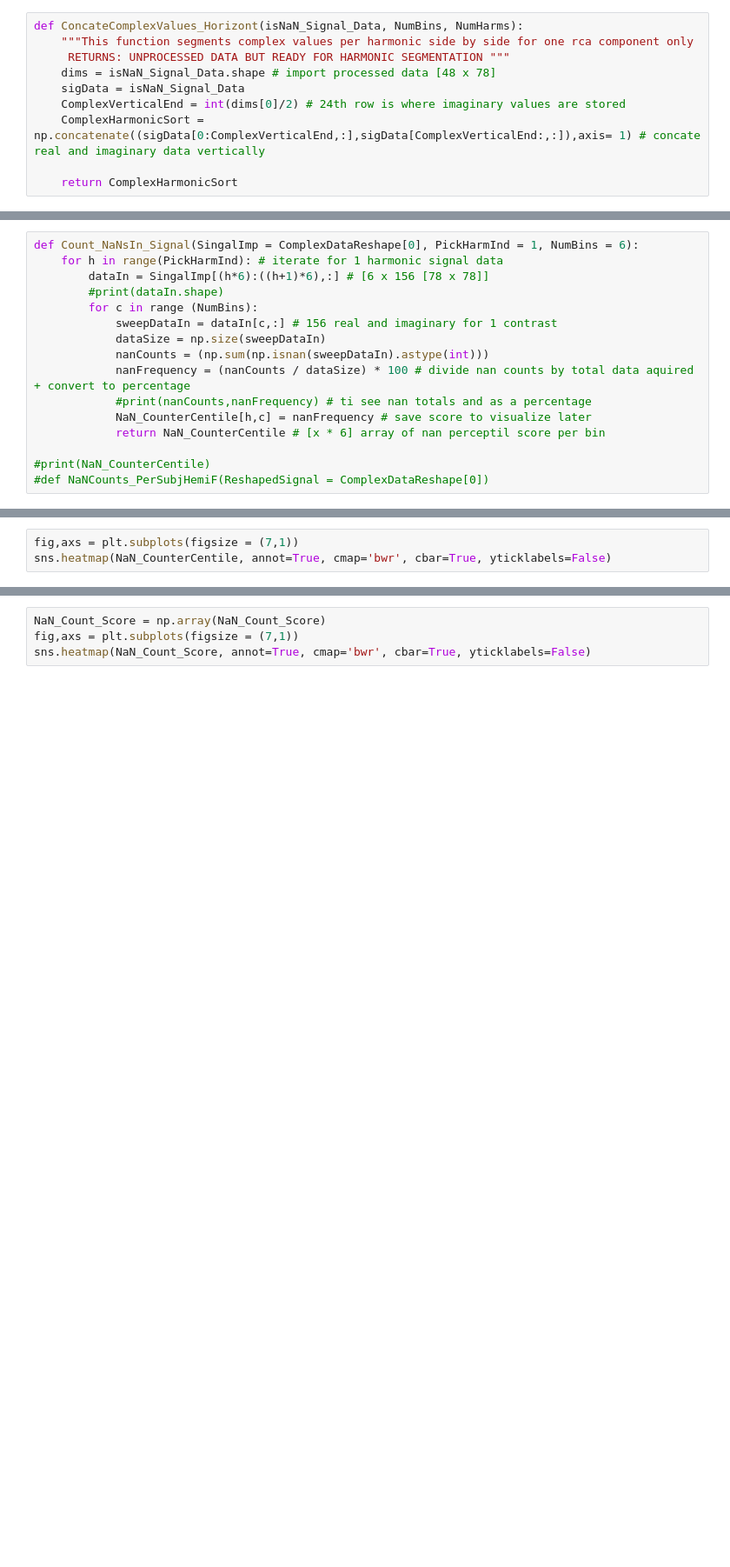
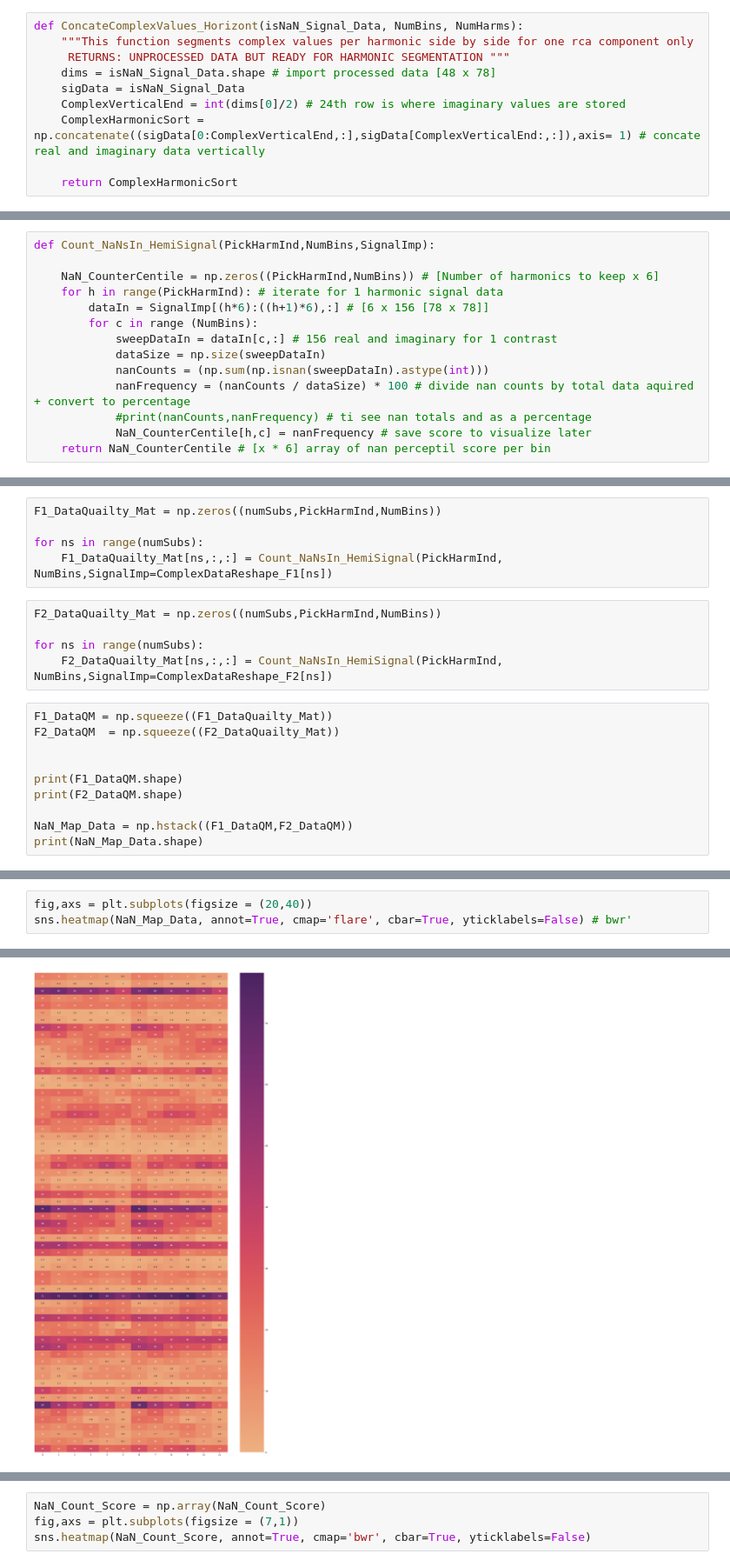
Before and after one commit to PatriciaNL/SSRP_Analysis, a Jupyter notebook: NaN_ExclusionCriteria.ipynb, the cells around one changed output, grey strips where cells are left out. Shown at 87% size. Drawn from its saved outputs; the diff is of its cells as text; blank space fills up the shorter version.

Commit message:
heatmap updt

```diff
--- a/NaN_ExclusionCriteria.ipynb
+++ b/NaN_ExclusionCriteria.ipynb
@@ -186,8 +186,9 @@ print(NaN_CounterCentile.shape)
 # %%
-def Count_NaNsIn_Signal(SingalImp = ComplexDataReshape[0], PickHarmInd = 1, NumBins = 6):
+def Count_NaNsIn_HemiSignal(PickHarmInd,NumBins,SignalImp):
+
+    NaN_CounterCentile = np.zeros((PickHarmInd,NumBins)) # [Number of harmonics to keep x 6]
     for h in range(PickHarmInd): # iterate for 1 harmonic signal data
-        dataIn = SingalImp[(h*6):((h+1)*6),:] # [6 x 156 [78 x 78]]
-        #print(dataIn.shape)
+        dataIn = SignalImp[(h*6):((h+1)*6),:] # [6 x 156 [78 x 78]]
         for c in range (NumBins):
             sweepDataIn = dataIn[c,:] # 156 real and imaginary for 1 contrast
             dataSize = np.size(sweepDataIn)
@@ -195,7 +196,4 @@ def Count_NaNsIn_Signal(SingalImp = ComplexDataReshape[0], PickHarmInd = 1, NumB
             nanFrequency = (nanCounts / dataSize) * 100 # divide nan counts by total data aquired + convert to percentage
             #print(nanCounts,nanFrequency) # ti see nan totals and as a percentage
             NaN_CounterCentile[h,c] = nanFrequency # save score to visualize later
-            return NaN_CounterCentile # [x * 6] array of nan perceptil score per bin
-
-#print(NaN_CounterCentile)
-#def NaNCounts_PerSubjHemiF(ReshapedSignal = ComplexDataReshape[0])
+    return NaN_CounterCentile # [x * 6] array of nan perceptil score per bin
@@ -219,0 +200,20 @@ def Count_NaNsIn_Signal(SingalImp = ComplexDataReshape[0], PickHarmInd = 1, NumB
+# %%
+F1_DataQuailty_Mat = np.zeros((numSubs,PickHarmInd,NumBins))
+
+for ns in range(numSubs):
+    F1_DataQuailty_Mat[ns,:,:] = Count_NaNsIn_HemiSignal(PickHarmInd, NumBins,SignalImp=ComplexDataReshape_F1[ns])
+# %%
+F2_DataQuailty_Mat = np.zeros((numSubs,PickHarmInd,NumBins))
+
+for ns in range(numSubs):
+    F2_DataQuailty_Mat[ns,:,:] = Count_NaNsIn_HemiSignal(PickHarmInd, NumBins,SignalImp=ComplexDataReshape_F2[ns])
+# %%
+F1_DataQM = np.squeeze((F1_DataQuailty_Mat))
+F2_DataQM  = np.squeeze((F2_DataQuailty_Mat))
+
+
+print(F1_DataQM.shape)
+print(F2_DataQM.shape)
+
+NaN_Map_Data = np.hstack((F1_DataQM,F2_DataQM))
+print(NaN_Map_Data.shape)
@@ -220,3 +224,4 @@ def Count_NaNsIn_Signal(SingalImp = ComplexDataReshape[0], PickHarmInd = 1, NumB
 # %%
-fig,axs = plt.subplots(figsize = (7,1))
-sns.heatmap(NaN_CounterCentile, annot=True, cmap='bwr', cbar=True, yticklabels=False)
+fig,axs = plt.subplots(figsize = (20,40))
+sns.heatmap(NaN_Map_Data, annot=True, cmap='flare', cbar=True, yticklabels=False) # bwr'
+# %% [output]
@@ -223,3 +229,4 @@ sns.heatmap(NaN_CounterCentile, annot=True, cmap='bwr', cbar=True, yticklabels=F
+[figure, added]
 # %%
 
 # for h in range(6):
```
Also changed, not shown: parts of 10 cells of this notebook.
